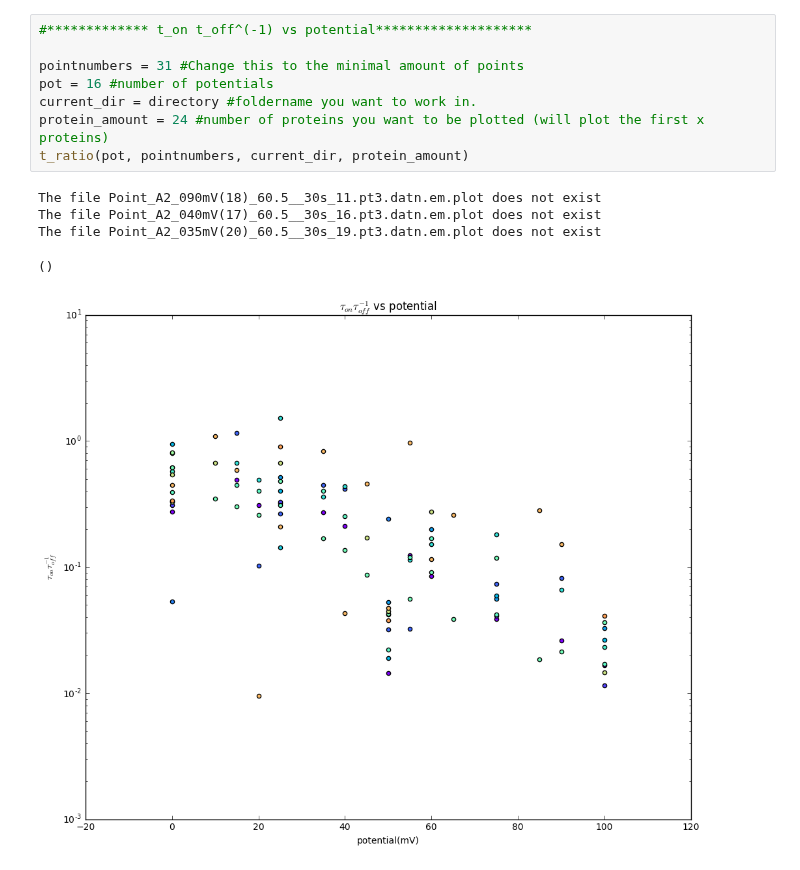
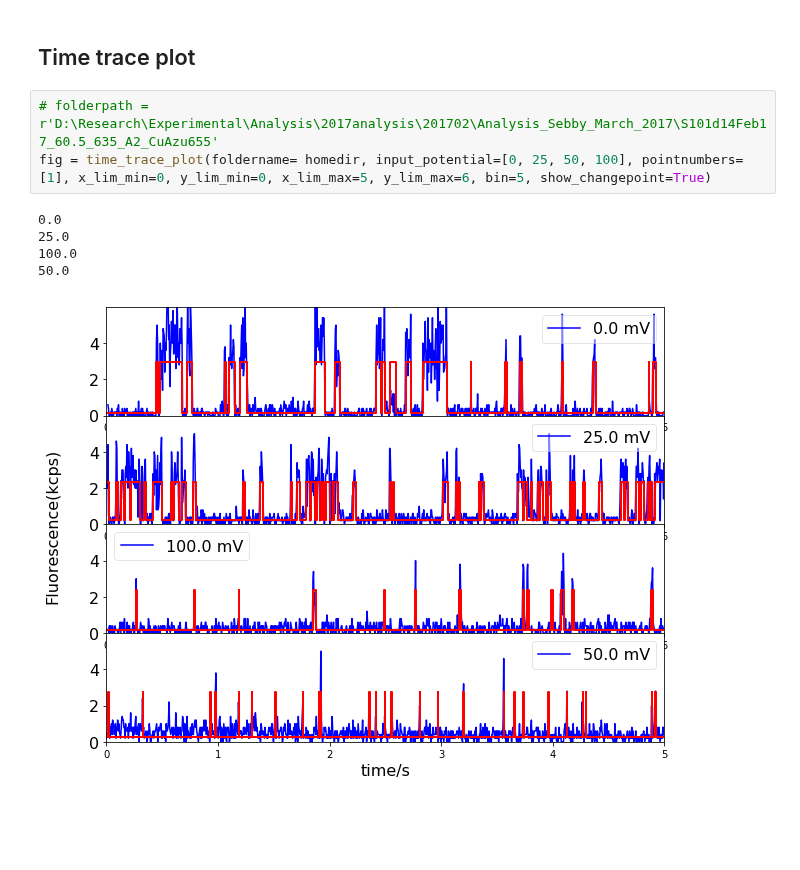
Before and after one commit to biswajitSM/Azurin_SM_repo, a Jupyter notebook: Analysis/S101d14Feb17_60.5_635_A2_CuAzu655.ipynb, the cells around one changed output. Cells and saved outputs as stored; diff of their text form; blank space fills up the shorter version.

```diff
--- a/Analysis/S101d14Feb17_60.5_635_A2_CuAzu655.ipynb
+++ b/Analysis/S101d14Feb17_60.5_635_A2_CuAzu655.ipynb
@@ -98,14 +74,11 @@ The file Point_A2_035mV(20)_60.5__30s_19.pt3.datn.em.plot does not exist
-# %%
-#************* t_on t_off^(-1) vs potential********************
-
-pointnumbers = 31 #Change this to the minimal amount of points
-pot = 16 #number of potentials
-current_dir = directory #foldername you want to work in.
-protein_amount = 24 #number of proteins you want to be plotted (will plot the first x proteins)
-t_ratio(pot, pointnumbers, current_dir, protein_amount)
-# %% [output]
-The file Point_A2_090mV(18)_60.5__30s_11.pt3.datn.em.plot does not exist
-The file Point_A2_040mV(17)_60.5__30s_16.pt3.datn.em.plot does not exist
-The file Point_A2_035mV(20)_60.5__30s_19.pt3.datn.em.plot does not exist
-()
-[figure, removed]
+# %% [markdown]
+## Time trace plot
+# %%
+# folderpath = r'D:\Research\Experimental\Analysis\2017analysis\201702\Analysis_Sebby_March_2017\S101d14Feb17_60.5_635_A2_CuAzu655'
+fig = time_trace_plot(foldername= homedir, input_potential=[0, 25, 50, 100], pointnumbers=[1], x_lim_min=0, y_lim_min=0, x_lim_max=5, y_lim_max=6, bin=5, show_changepoint=True)
+# %% [output]
+0.0
+25.0
+100.0
+50.0
+[figure, added]
```
Also changed, not shown: parts of 18 cells of this notebook, 2 other files.
